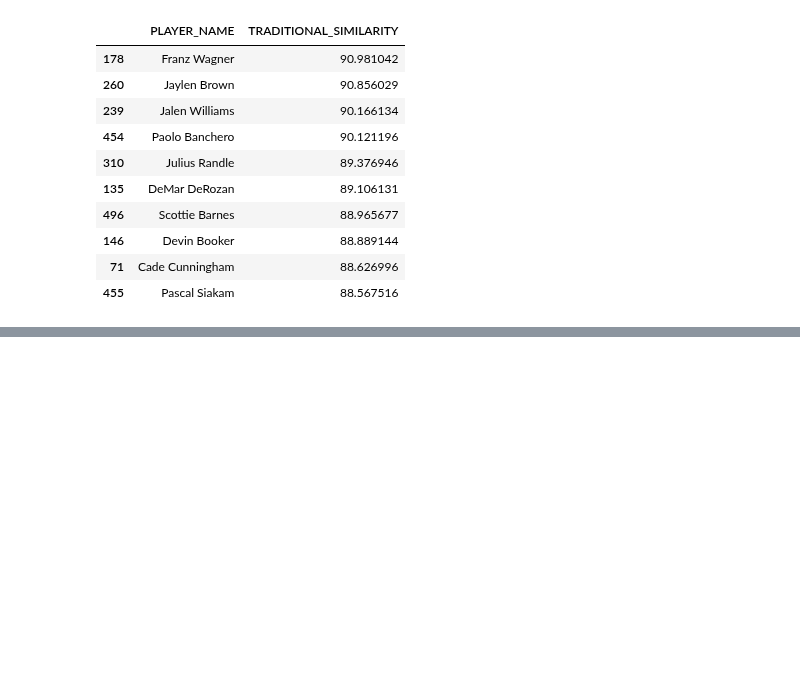
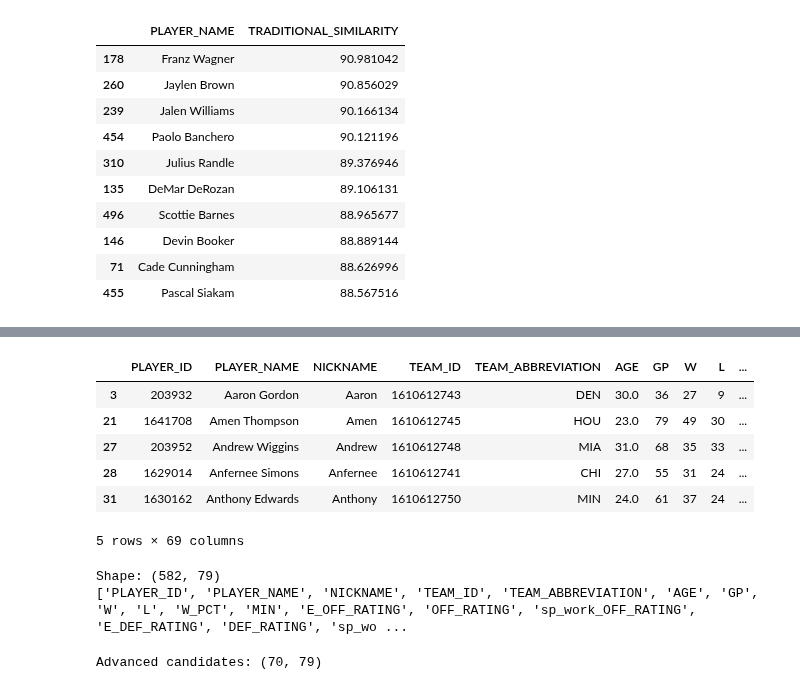
Before and after one commit to bo-aryan/kobe-similarity-analysis, a Jupyter notebook: notebooks/day03_kobe_reference.ipynb, the cells around one changed output, grey strips where cells are left out. Saved outputs shown, nothing was run; the diff lists cells and outputs as text; code cells hidden in the pictures; blank space fills up the shorter version.

```diff
--- a/notebooks/day03_kobe_reference.ipynb
+++ b/notebooks/day03_kobe_reference.ipynb
@@ -656,0 +734,22 @@ candidate_stats[
+# %%
+from nba_api.stats.static import players
+import pandas as pd
+
+candidate_records = []
+
+for name in candidate_names:
+    matches = players.find_players_by_full_name(name)
+
+    if matches:
+        player = matches[0]
+
+        candidate_records.append({
+            "PLAYER_ID": player["id"],
+            "PLAYER_NAME": player["full_name"]
+        })
+    else:
+        print("NOT FOUND:", name)
+
+candidate_pool = pd.DataFrame(candidate_records)
+
+print(candidate_pool.shape)
@@ -656,0 +884,14 @@ candidate_stats[
+# %%
+advanced_candidates = advanced_stats[
+    advanced_stats["PLAYER_ID"].isin(candidate_pool["PLAYER_ID"])
+].copy()
+
+advanced_candidates.head()
+# %% [output]
+|  | PLAYER_ID | PLAYER_NAME | NICKNAME | TEAM_ID | TEAM_ABBREVIATION | AGE | GP | W | L | ... |
+| 3 | 203932 | Aaron Gordon | Aaron | 1610612743 | DEN | 30.0 | 36 | 27 | 9 | ... |
+| 21 | 1641708 | Amen Thompson | Amen | 1610612745 | HOU | 23.0 | 79 | 49 | 30 | ... |
+| 27 | 203952 | Andrew Wiggins | Andrew | 1610612748 | MIA | 31.0 | 68 | 35 | 33 | ... |
+| 28 | 1629014 | Anfernee Simons | Anfernee | 1610612741 | CHI | 27.0 | 55 | 31 | 24 | ... |
+| 31 | 1630162 | Anthony Edwards | Anthony | 1610612750 | MIN | 24.0 | 61 | 37 | 24 | ... |
+5 rows × 69 columns
@@ -656,0 +900,21 @@ candidate_stats[
+# %%
+advanced_stats = leaguedashplayerstats.LeagueDashPlayerStats(
+    season="2025-26",
+    season_type_all_star="Regular Season",
+    measure_type_detailed_defense="Advanced",
+    per_mode_detailed="PerGame"
+).get_data_frames()[0]
+
+print("Shape:", advanced_stats.shape)
+print(advanced_stats.columns.tolist())
+# %% [output]
+Shape: (582, 79)
+['PLAYER_ID', 'PLAYER_NAME', 'NICKNAME', 'TEAM_ID', 'TEAM_ABBREVIATION', 'AGE', 'GP', 'W', 'L', 'W_PCT', 'MIN', 'E_OFF_RATING', 'OFF_RATING', 'sp_work_OFF_RATING', 'E_DEF_RATING', 'DEF_RATING', 'sp_wo ...
+# %%
+advanced_candidates = advanced_stats[
+    advanced_stats["PLAYER_ID"].isin(candidate_pool["PLAYER_ID"])
+].copy()
+
+print("Advanced candidates:", advanced_candidates.shape)
+# %% [output]
+Advanced candidates: (70, 79)
```
Also changed, not shown: parts of 49 cells of this notebook, 2 other files.
